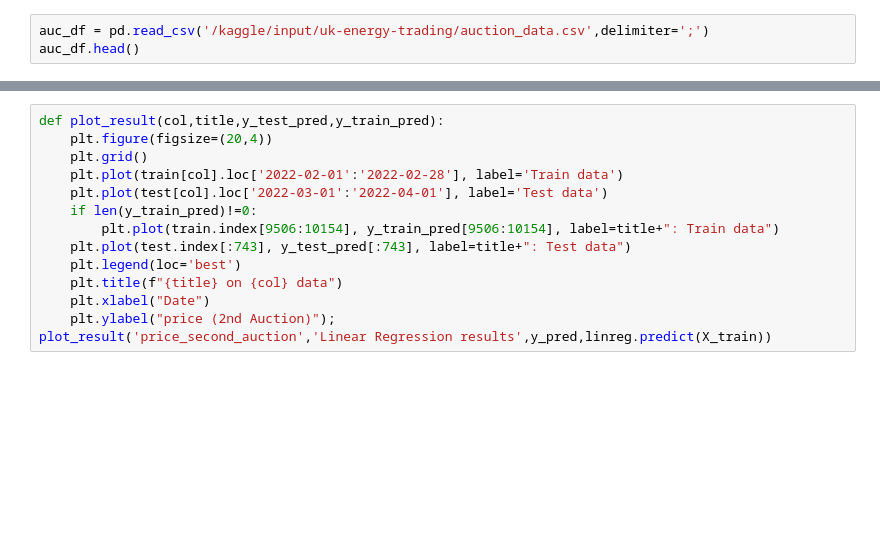
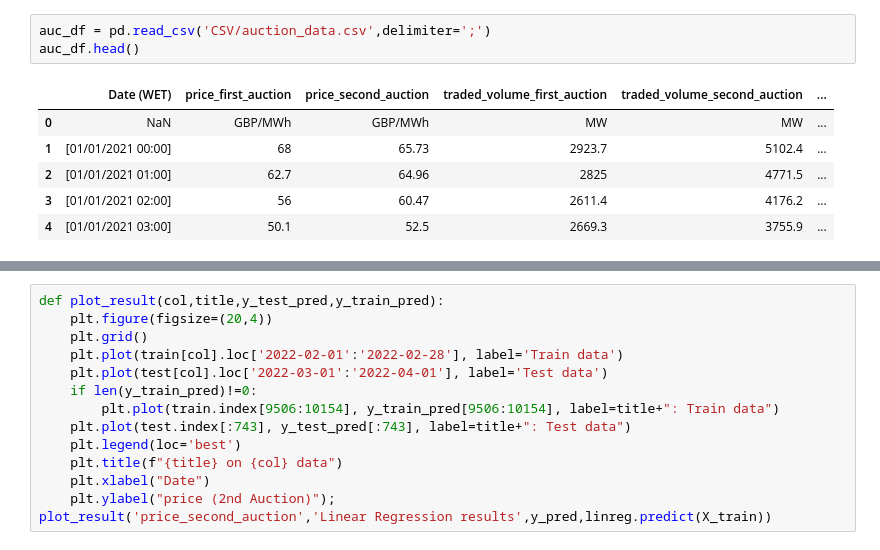
Before and after one commit to srirambadri/Energy, a Jupyter notebook: EnergyTrading.ipynb, the cells around one changed output, grey strips where cells are left out. Saved outputs shown, nothing was run; the diff lists cells and outputs as text; blank space fills up the shorter version.

```diff
--- a/EnergyTrading.ipynb
+++ b/EnergyTrading.ipynb
@@ -17,6 +22,13 @@ for dirname, _, filenames in os.walk('/kaggle/input'):
 # %%
-auc_df = pd.read_csv('/kaggle/input/uk-energy-trading/auction_data.csv',delimiter=';')
+auc_df = pd.read_csv('CSV/auction_data.csv',delimiter=';')
 auc_df.head()
+# %% [output]
+|  | Date (WET) | price_first_auction | price_second_auction | traded_volume_first_auction | traded_volume_second_auction | ... |
+| 0 | NaN | GBP/MWh | GBP/MWh | MW | MW | ... |
+| 1 | [01/01/2021 00:00] | 68 | 65.73 | 2923.7 | 5102.4 | ... |
+| 2 | [01/01/2021 01:00] | 62.7 | 64.96 | 2825 | 4771.5 | ... |
+| 3 | [01/01/2021 02:00] | 56 | 60.47 | 2611.4 | 4176.2 | ... |
+| 4 | [01/01/2021 03:00] | 50.1 | 52.5 | 2669.3 | 3755.9 | ... |
 # %%
 auc_df = auc_df[1:]
 auc_df.info()
```
Also changed, not shown: parts of 29 cells of this notebook, 2 other files.
